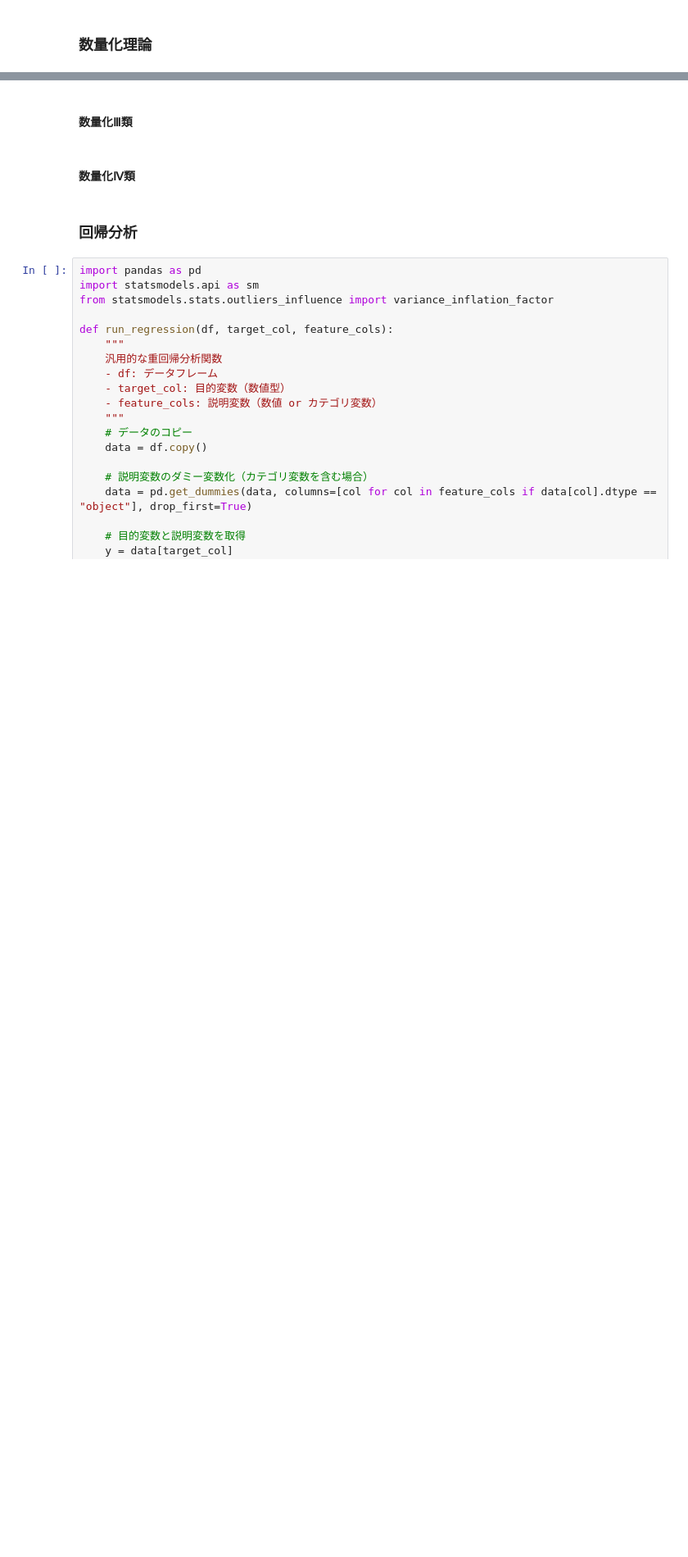
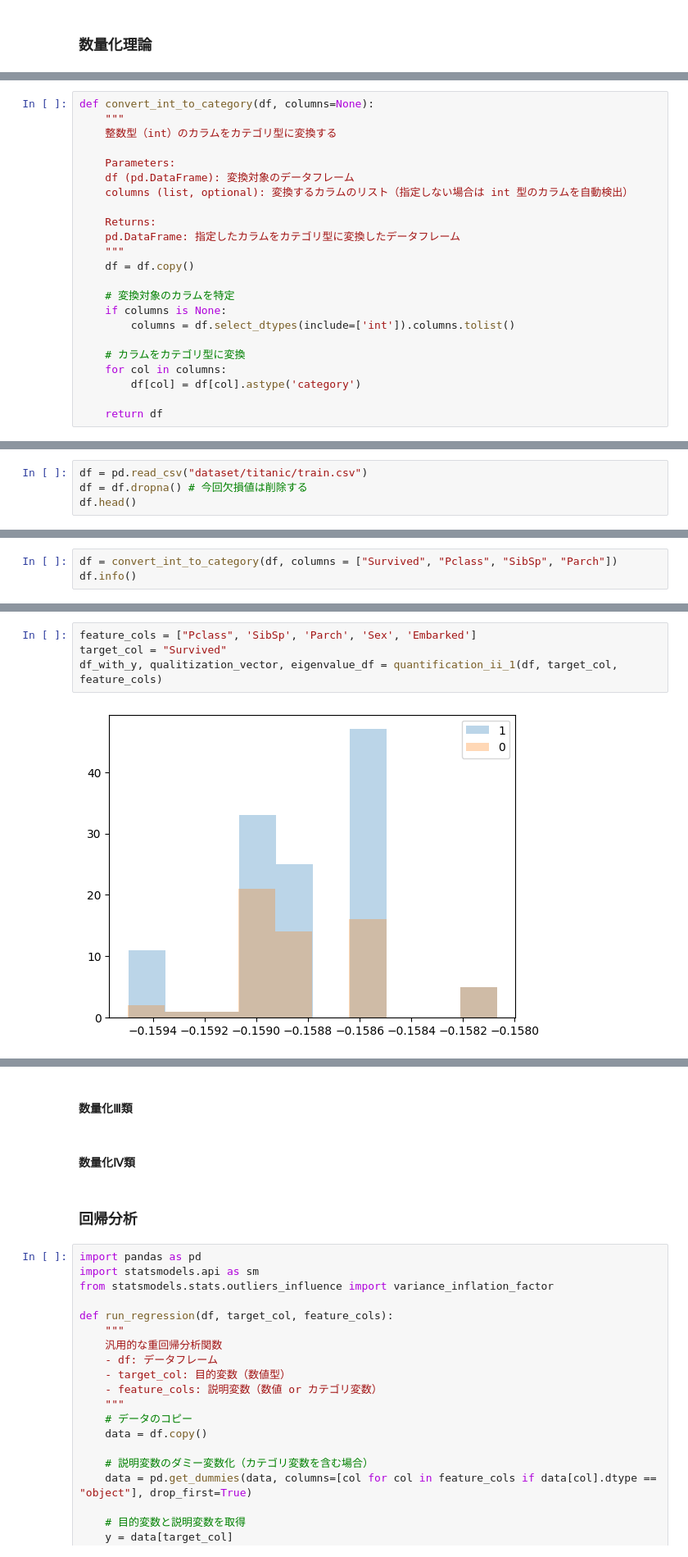
Before and after one commit to TakumiOkawa12/MLnote, a Jupyter notebook: statistics/practical_statistics.ipynb, the cells around one changed output, grey strips where cells are left out. Shown at 82% size. Cells and saved outputs as stored; diff of their text form; blank space fills up the shorter version.

Commit message:
studied quantification Ⅱ

```diff
--- a/statistics/practical_statistics.ipynb
+++ b/statistics/practical_statistics.ipynb
@@ -499,0 +539,23 @@ Conviction: 1.2
+# %%
+def convert_int_to_category(df, columns=None):
+    """
+    整数型（int）のカラムをカテゴリ型に変換する
+
+    Parameters:
+    df (pd.DataFrame): 変換対象のデータフレーム
+    columns (list, optional): 変換するカラムのリスト（指定しない場合は int 型のカラムを自動検出）
+
+    Returns:
+    pd.DataFrame: 指定したカラムをカテゴリ型に変換したデータフレーム
+    """
+    df = df.copy()
+
+    # 変換対象のカラムを特定
+    if columns is None:
+        columns = df.select_dtypes(include=['int']).columns.tolist()
+
+    # カラムをカテゴリ型に変換
+    for col in columns:
+        df[col] = df[col].astype('category')
+
+    return df
@@ -499,0 +690,4 @@ Conviction: 1.2
+# %%
+df = pd.read_csv("dataset/titanic/train.csv")
+df = df.dropna() # 今回欠損値は削除する
+df.head()
@@ -499,0 +723,3 @@ Conviction: 1.2
+# %%
+df = convert_int_to_category(df, columns = ["Survived", "Pclass", "SibSp", "Parch"])
+df.info()
@@ -499,0 +746,6 @@ Conviction: 1.2
+# %%
+feature_cols = ["Pclass", 'SibSp', 'Parch', 'Sex', 'Embarked']
+target_col = "Survived"
+df_with_y, qualitization_vector, eigenvalue_df = quantification_ii_1(df, target_col, feature_cols)
+# %% [output]
+[figure, added]
```
Also changed, not shown: parts of 18 cells of this notebook, 1 other file.
